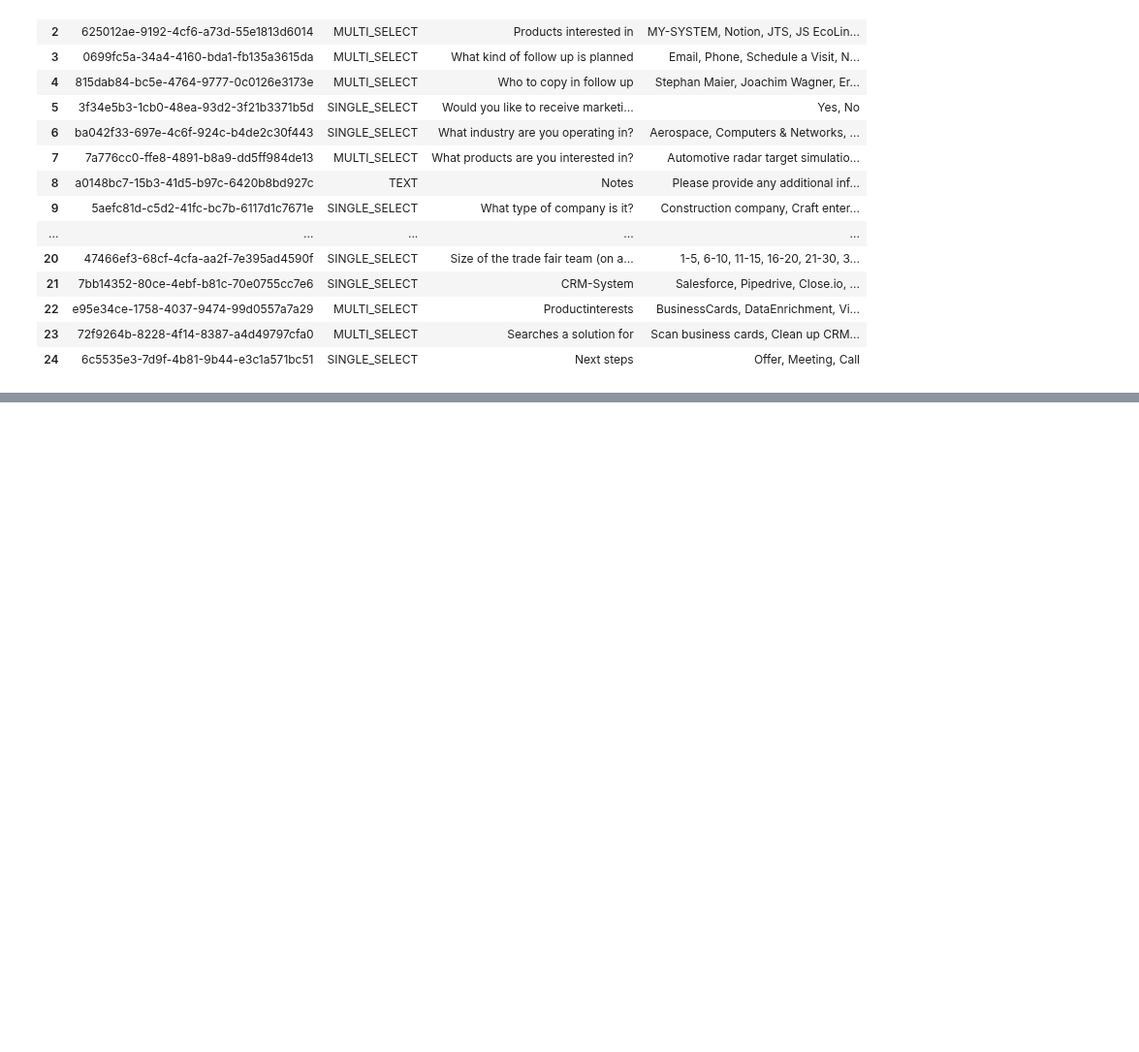
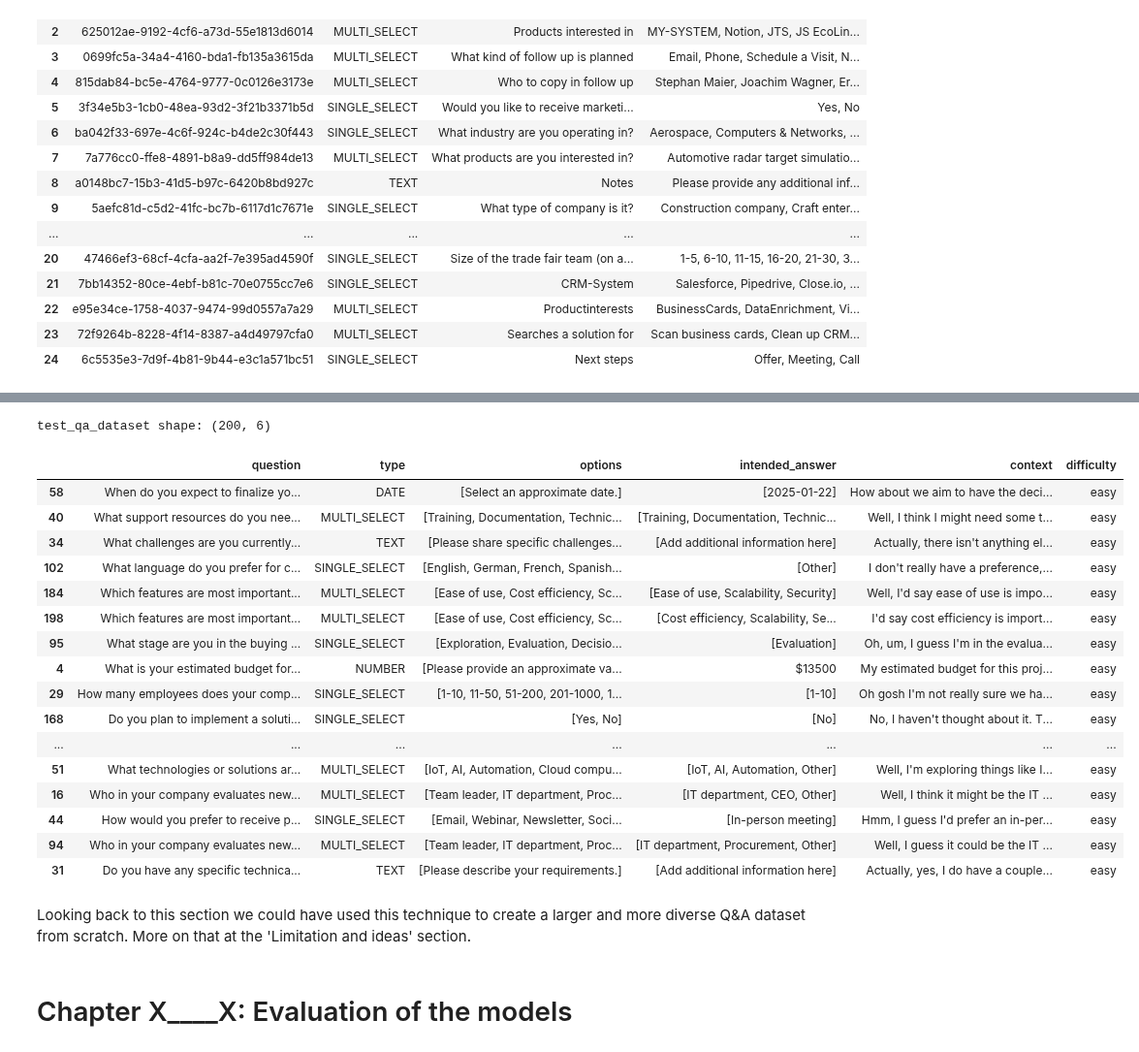
Before and after one commit to alexk2206/tds_capstone, a Jupyter notebook: Capstone_Project_Topics_in_Data_Science.ipynb, the cells around one changed output, grey strips where cells are left out. Shown at 97% size. Cells and saved outputs as stored; diff of their text form; code cells hidden in the pictures; blank space fills up the shorter version.

```diff
--- a/Capstone_Project_Topics_in_Data_Science.ipynb
+++ b/Capstone_Project_Topics_in_Data_Science.ipynb
@@ -232,0 +302,29 @@ We tracked the difficulty for the generated context as 'easy', as we could see m
+# %%
+test_qa_dataset_url = 'https://raw.githubusercontent.com/alexk2206/tds_capstone/refs/heads/main/datasets/test_qa_dataset_with_answers.json'
+test_qa_dataset = pd.read_json(test_qa_dataset_url)
+
+print(f"test_qa_dataset shape: {test_qa_dataset.shape}")
+test_qa_dataset.sample(25, random_state = random_state)
+# %% [output]
+test_qa_dataset shape: (200, 6)
+|  | question | type | options | intended_answer | context | difficulty |
+| 58 | When do you expect to finalize yo... | DATE | [Select an approximate date.] | [2025-01-22] | How about we aim to have the deci... | easy |
+| 40 | What support resources do you nee... | MULTI_SELECT | [Training, Documentation, Technic... | [Training, Documentation, Technic... | Well, I think I might need some t... | easy |
+| 34 | What challenges are you currently... | TEXT | [Please share specific challenges... | [Add additional information here] | Actually, there isn't anything el... | easy |
+| 102 | What language do you prefer for c... | SINGLE_SELECT | [English, German, French, Spanish... | [Other] | I don't really have a preference,... | easy |
+| 184 | Which features are most important... | MULTI_SELECT | [Ease of use, Cost efficiency, Sc... | [Ease of use, Scalability, Security] | Well, I'd say ease of use is impo... | easy |
+| 198 | Which features are most important... | MULTI_SELECT | [Ease of use, Cost efficiency, Sc... | [Cost efficiency, Scalability, Se... | I'd say cost efficiency is import... | easy |
+| 95 | What stage are you in the buying ... | SINGLE_SELECT | [Exploration, Evaluation, Decisio... | [Evaluation] | Oh, um, I guess I'm in the evalua... | easy |
+| 4 | What is your estimated budget for... | NUMBER | [Please provide an approximate va... | $13500 | My estimated budget for this proj... | easy |
+| 29 | How many employees does your comp... | SINGLE_SELECT | [1-10, 11-50, 51-200, 201-1000, 1... | [1-10] | Oh gosh I'm not really sure we ha... | easy |
+| 168 | Do you plan to implement a soluti... | SINGLE_SELECT | [Yes, No] | [No] | No, I haven't thought about it. T... | easy |
+| ... | ... | ... | ... | ... | ... | ... |
+| 51 | What technologies or solutions ar... | MULTI_SELECT | [IoT, AI, Automation, Cloud compu... | [IoT, AI, Automation, Other] | Well, I'm exploring things like I... | easy |
+| 16 | Who in your company evaluates new... | MULTI_SELECT | [Team leader, IT department, Proc... | [IT department, CEO, Other] | Well, I think it might be the IT ... | easy |
+| 44 | How would you prefer to receive p... | SINGLE_SELECT | [Email, Webinar, Newsletter, Soci... | [In-person meeting] | Hmm, I guess I'd prefer an in-per... | easy |
+| 94 | Who in your company evaluates new... | MULTI_SELECT | [Team leader, IT department, Proc... | [IT department, Procurement, Other] | Well, I guess it could be the IT ... | easy |
+| 31 | Do you have any specific technica... | TEXT | [Please describe your requirements.] | [Add additional information here] | Actually, yes, I do have a couple... | easy |
+# %% [markdown]
+Looking back to this section we could have used this technique to create a larger and more diverse Q&A dataset from scratch. More on that at the 'Limitation and ideas' section.
+# %% [markdown]
+# Chapter X____X: Evaluation of the models
```
Also changed, not shown: parts of 40 cells of this notebook.
